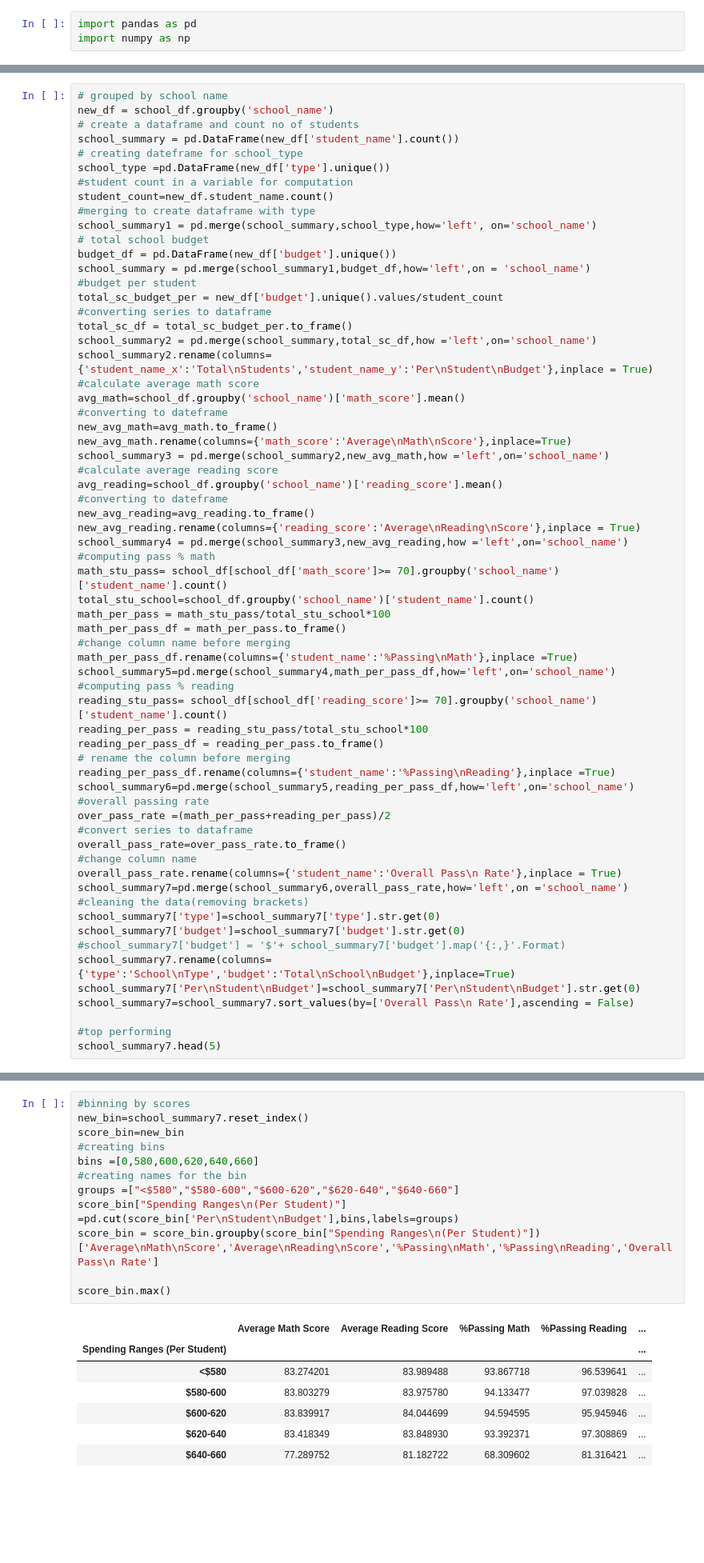
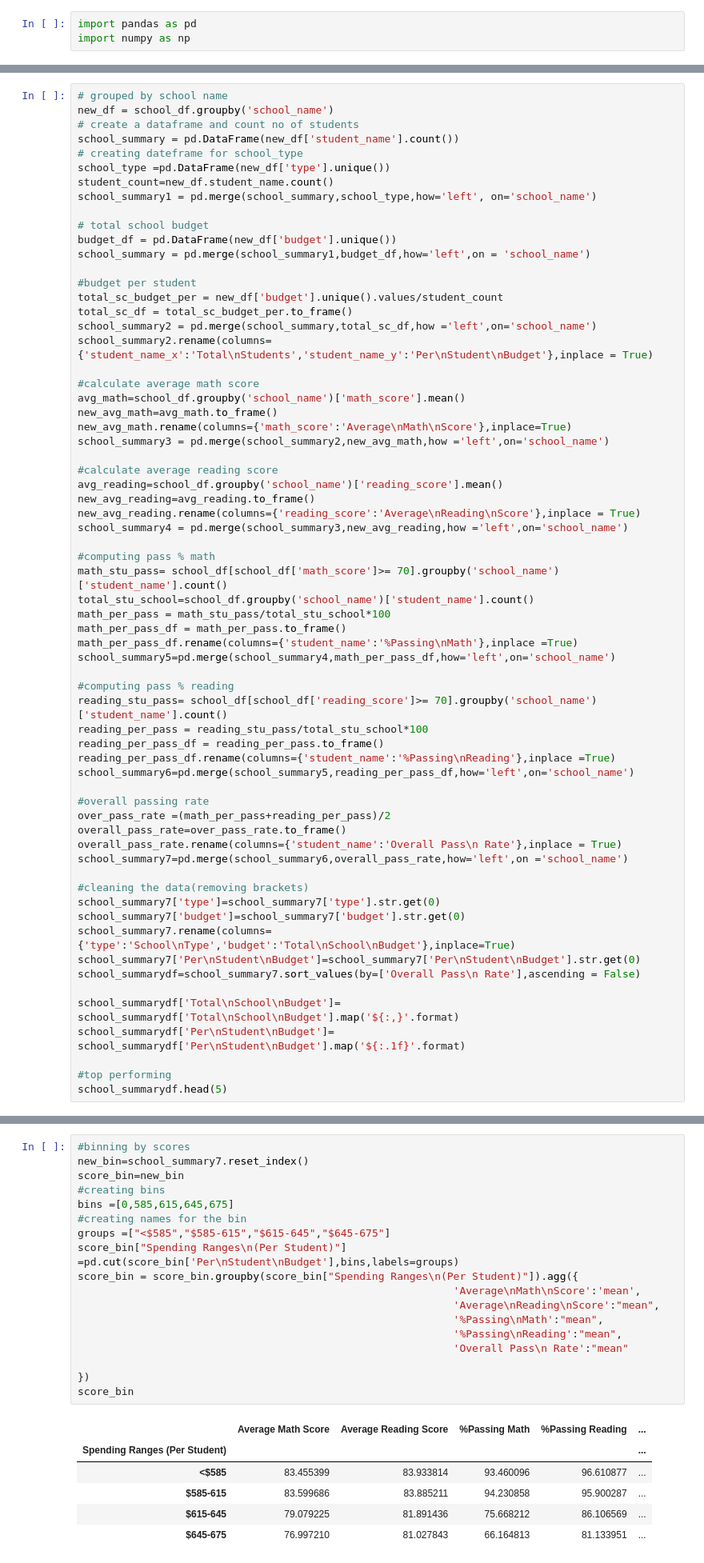
Before and after one commit to Karuna66/python-challenge, a Jupyter notebook: Panda/Panda_HW.ipynb, the cells around one changed output, grey strips where cells are left out. Shown: that part at 80% size. Drawn from its saved outputs; the diff is of its cells as text; blank space fills up the shorter version.

```diff
--- a/Panda/Panda_HW.ipynb
+++ b/Panda/Panda_HW.ipynb
@@ -39,63 +41,64 @@ new_df = school_df.groupby('school_name')
 school_summary = pd.DataFrame(new_df['student_name'].count())
 # creating dateframe for school_type
 school_type =pd.DataFrame(new_df['type'].unique())
-#student count in a variable for computation
 student_count=new_df.student_name.count()
-#merging to create dataframe with type
 school_summary1 = pd.merge(school_summary,school_type,how='left', on='school_name')
+
 # total school budget
 budget_df = pd.DataFrame(new_df['budget'].unique())
 school_summary = pd.merge(school_summary1,budget_df,how='left',on = 'school_name')
+
 #budget per student
 total_sc_budget_per = new_df['budget'].unique().values/student_count
-#converting series to dataframe
 total_sc_df = total_sc_budget_per.to_frame()
 school_summary2 = pd.merge(school_summary,total_sc_df,how ='left',on='school_name')
 school_summary2.rename(columns={'student_name_x':'Total\nStudents','student_name_y':'Per\nStudent\nBudget'},inplace = True)
+
 #calculate average math score
 avg_math=school_df.groupby('school_name')['math_score'].mean()
-#converting to dateframe
 new_avg_math=avg_math.to_frame()
 new_avg_math.rename(columns={'math_score':'Average\nMath\nScore'},inplace=True)
 school_summary3 = pd.merge(school_summary2,new_avg_math,how ='left',on='school_name')
+
 #calculate average reading score
 avg_reading=school_df.groupby('school_name')['reading_score'].mean()
-#converting to dateframe
 new_avg_reading=avg_reading.to_frame()
 new_avg_reading.rename(columns={'reading_score':'Average\nReading\nScore'},inplace = True)
 school_summary4 = pd.merge(school_summary3,new_avg_reading,how ='left',on='school_name')
+
 #computing pass % math
 math_stu_pass= school_df[school_df['math_score']>= 70].groupby('school_name')['student_name'].count()
 total_stu_school=school_df.groupby('school_name')['student_name'].count()
 math_per_pass = math_stu_pass/total_stu_school*100
 math_per_pass_df = math_per_pass.to_frame()
-#change column name before merging
 math_per_pass_df.rename(columns={'student_name':'%Passing\nMath'},inplace =True)
 school_summary5=pd.merge(school_summary4,math_per_pass_df,how='left',on='school_name')
+
 #computing pass % reading
 reading_stu_pass= school_df[school_df['reading_score']>= 70].groupby('school_name')['student_name'].count()
 reading_per_pass = reading_stu_pass/total_stu_school*100
 reading_per_pass_df = reading_per_pass.to_frame()
-# rename the column before merging
 reading_per_pass_df.rename(columns={'student_name':'%Passing\nReading'},inplace =True)
 school_summary6=pd.merge(school_summary5,reading_per_pass_df,how='left',on='school_name')
+
 #overall passing rate
 over_pass_rate =(math_per_pass+reading_per_pass)/2
-#convert series to dataframe
 overall_pass_rate=over_pass_rate.to_frame()
-#change column name
 overall_pass_rate.rename(columns={'student_name':'Overall Pass\n Rate'},inplace = True)
 school_summary7=pd.merge(school_summary6,overall_pass_rate,how='left',on ='school_name')
+
 #cleaning the data(removing brackets)
 school_summary7['type']=school_summary7['type'].str.get(0)
 school_summary7['budget']=school_summary7['budget'].str.get(0)
-#school_summary7['budget'] = '$'+ school_summary7['budget'].map('{:,}'.Format)
 school_summary7.rename(columns={'type':'School\nType','budget':'Total\nSchool\nBudget'},inplace=True)
 school_summary7['Per\nStudent\nBudget']=school_summary7['Per\nStudent\nBudget'].str.get(0)
-school_summary7=school_summary7.sort_values(by=['Overall Pass\n Rate'],ascending = False)
+school_summarydf=school_summary7.sort_values(by=['Overall Pass\n Rate'],ascending = False)
+
+school_summarydf['Total\nSchool\nBudget']= school_summarydf['Total\nSchool\nBudget'].map('${:,}'.format)
+school_summarydf['Per\nStudent\nBudget']= school_summarydf['Per\nStudent\nBudget'].map('${:.1f}'.format)
 
 #top performing
-school_summary7.head(5)
+school_summarydf.head(5)
 # %% [output]
 |  | Total Students | School Type | Total School Budget | Per Student Budget | Average Math Score | ... |
 | school_name |  |  |  |  |  | ... |
@@ -203,23 +171,28 @@ read_summary
 # %%
 #binning by scores
 new_bin=school_summary7.reset_index()
 score_bin=new_bin
 #creating bins
-bins =[0,580,600,620,640,660]
+bins =[0,585,615,645,675]
 #creating names for the bin
-groups =["<$580","$580-600","$600-620","$620-640","$640-660"]
+groups =["<$585","$585-615","$615-645","$645-675"]
 score_bin["Spending Ranges\n(Per Student)"] =pd.cut(score_bin['Per\nStudent\nBudget'],bins,labels=groups)
-score_bin = score_bin.groupby(score_bin["Spending Ranges\n(Per Student)"])['Average\nMath\nScore','Average\nReading\nScore','%Passing\nMath','%Passing\nReading','Overall Pass\n Rate']
+score_bin = score_bin.groupby(score_bin["Spending Ranges\n(Per Student)"]).agg({
+                                                            'Average\nMath\nScore':'mean',
+                                                            'Average\nReading\nScore':"mean",
+                                                            '%Passing\nMath':"mean",
+                                                            '%Passing\nReading':"mean",
+                                                            'Overall Pass\n Rate':"mean"
 
-score_bin.max()
+})
+score_bin
 # %% [output]
 |  | Average Math Score | Average Reading Score | %Passing Math | %Passing Reading | ... |
 | Spending Ranges (Per Student) |  |  |  |  | ... |
-| <$580 | 83.274201 | 83.989488 | 93.867718 | 96.539641 | ... |
-| $580-600 | 83.803279 | 83.975780 | 94.133477 | 97.039828 | ... |
-| $600-620 | 83.839917 | 84.044699 | 94.594595 | 95.945946 | ... |
-| $620-640 | 83.418349 | 83.848930 | 93.392371 | 97.308869 | ... |
-| $640-660 | 77.289752 | 81.182722 | 68.309602 | 81.316421 | ... |
+| <$585 | 83.455399 | 83.933814 | 93.460096 | 96.610877 | ... |
+| $585-615 | 83.599686 | 83.885211 | 94.230858 | 95.900287 | ... |
+| $615-645 | 79.079225 | 81.891436 | 75.668212 | 86.106569 | ... |
+| $645-675 | 76.997210 | 81.027843 | 66.164813 | 81.133951 | ... |
 # %%
 #Scores by school size
 school_size =pd.DataFrame(new_df['size'].unique())
```
Also changed, not shown: parts of 11 cells of this notebook.
